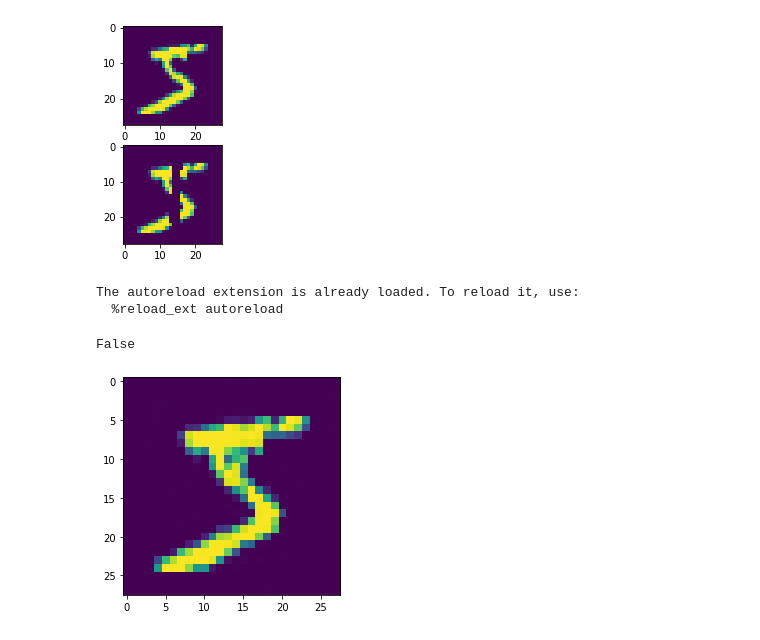
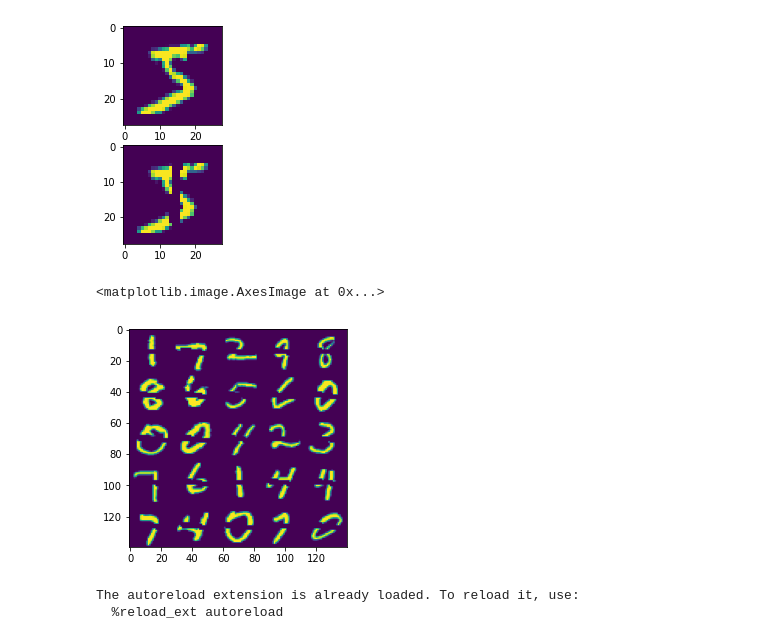
Before and after one commit to TerryLiu2k/bayesian_project, a Jupyter notebook: score.ipynb, the cells around one changed output. Cells and saved outputs as stored; diff of their text form; code cells hidden in the pictures.

```diff
--- a/score.ipynb
+++ b/score.ipynb
@@ -53,6 +54,26 @@ axs[1].imshow(data[0].squeeze() * mask.squeeze())
 torch.Size([2, 1, 28, 28])
 <matplotlib.image.AxesImage at 0x...>
 [figure]
+# %%
+n = 5
+
+mask = ~(train_dataset[8][0] > 0).transpose(-1, -2) # Mask: known pixels
+mask.unsqueeze_(0)
+
+data = []
+
+for i in range(n*n):
+    idx = np.random.randint(train_dataset.data.shape[0])
+    data.append(train_dataset[idx][0])
+data = torch.stack(data, dim=0)
+
+data_view = (data*mask).view(
+        n, n, 1, 28, 28).permute(
+        2, 0, 3, 1, 4).contiguous().view(1, n * 28, n * 28)
+plt.imshow(data_view.squeeze())
+# %% [output]
+<matplotlib.image.AxesImage at 0x...>
+[figure, added]
 # %%
 from lib.inpainting import inpaint
 %load_ext autoreload
@@ -116,6 +85,0 @@ y0 = y0.data.cpu().numpy()
-# %%
-plt.imshow(y0[0].squeeze())
-np.isnan(y0).any()
-# %% [output]
-False
-[figure, removed]
```
Also changed, not shown: parts of 5 cells of this notebook, 24 other files.
